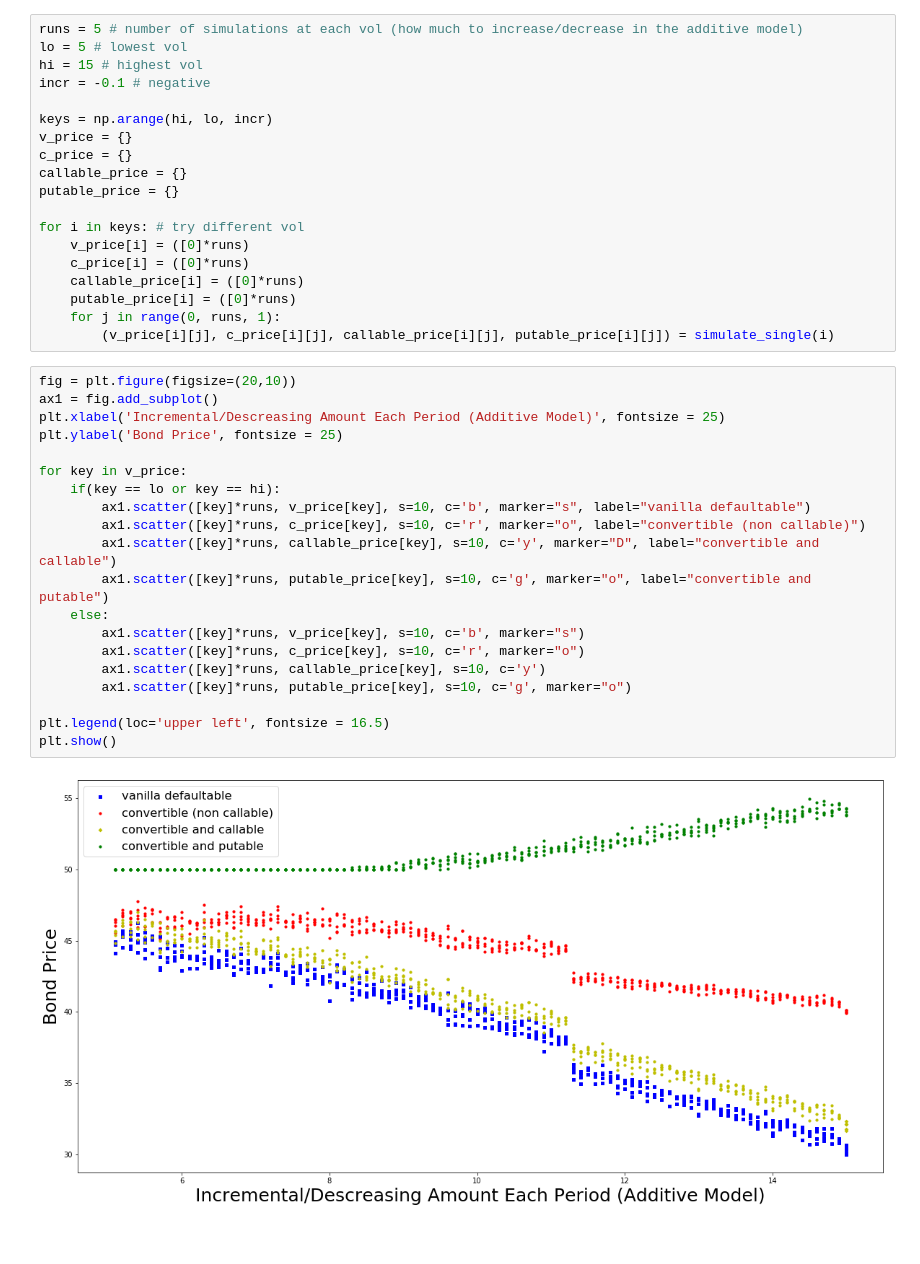
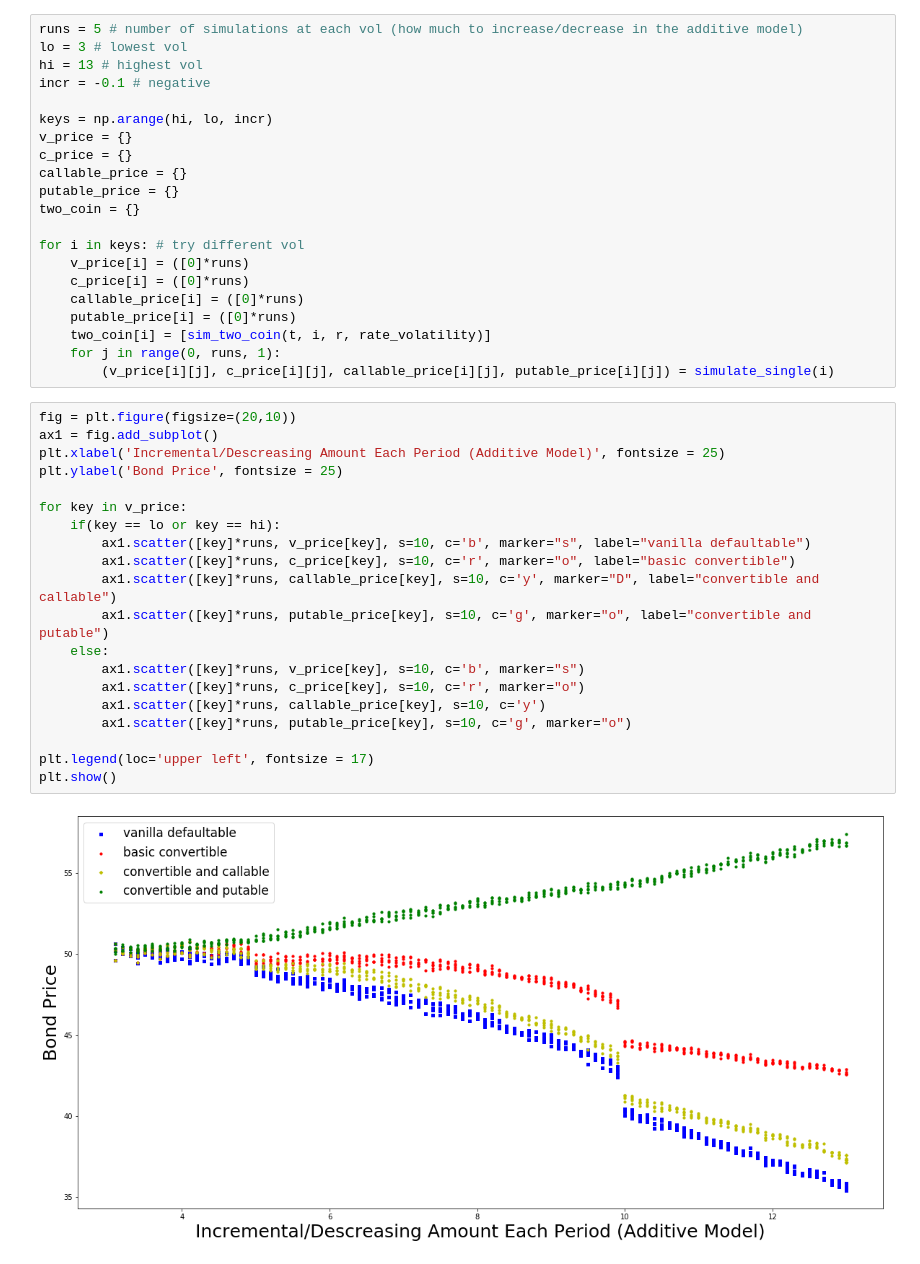
Before and after one commit to laurenjs888/convertible_bonds, a Jupyter notebook: simulate.ipynb, the cells around one changed output. Drawn from its saved outputs; the diff is of its cells as text.

```diff
--- a/simulate.ipynb
+++ b/simulate.ipynb
@@ -220,7 +260,7 @@ vanilla, convertible, convertible and callable
 # %%
 runs = 5 # number of simulations at each vol (how much to increase/decrease in the additive model)
-lo = 5 # lowest vol
-hi = 15 # highest vol
+lo = 3 # lowest vol
+hi = 13 # highest vol
 incr = -0.1 # negative
 
 keys = np.arange(hi, lo, incr)
@@ -228,33 +268,35 @@ v_price = {}
 c_price = {}
 callable_price = {}
 putable_price = {}
+two_coin = {}
 
 for i in keys: # try different vol
     v_price[i] = ([0]*runs)
     c_price[i] = ([0]*runs)
     callable_price[i] = ([0]*runs)
     putable_price[i] = ([0]*runs)
+    two_coin[i] = [sim_two_coin(t, i, r, rate_volatility)]
     for j in range(0, runs, 1):
         (v_price[i][j], c_price[i][j], callable_price[i][j], putable_price[i][j]) = simulate_single(i)
 # %%
 fig = plt.figure(figsize=(20,10))
 ax1 = fig.add_subplot()
 plt.xlabel('Incremental/Descreasing Amount Each Period (Additive Model)', fontsize = 25)
 plt.ylabel('Bond Price', fontsize = 25)
 
 for key in v_price:
     if(key == lo or key == hi):
         ax1.scatter([key]*runs, v_price[key], s=10, c='b', marker="s", label="vanilla defaultable")
-        ax1.scatter([key]*runs, c_price[key], s=10, c='r', marker="o", label="convertible (non callable)")
+        ax1.scatter([key]*runs, c_price[key], s=10, c='r', marker="o", label="basic convertible")
         ax1.scatter([key]*runs, callable_price[key], s=10, c='y', marker="D", label="convertible and callable")
         ax1.scatter([key]*runs, putable_price[key], s=10, c='g', marker="o", label="convertible and putable")
     else:
         ax1.scatter([key]*runs, v_price[key], s=10, c='b', marker="s")
         ax1.scatter([key]*runs, c_price[key], s=10, c='r', marker="o")
         ax1.scatter([key]*runs, callable_price[key], s=10, c='y')
         ax1.scatter([key]*runs, putable_price[key], s=10, c='g', marker="o")
 
-plt.legend(loc='upper left', fontsize = 16.5)
+plt.legend(loc='upper left', fontsize = 17)
 plt.show()
 # %% [output]
-[figure, old version]
+[figure, new version]
```
Also changed, not shown: parts of 5 cells of this notebook, 2 other files.
